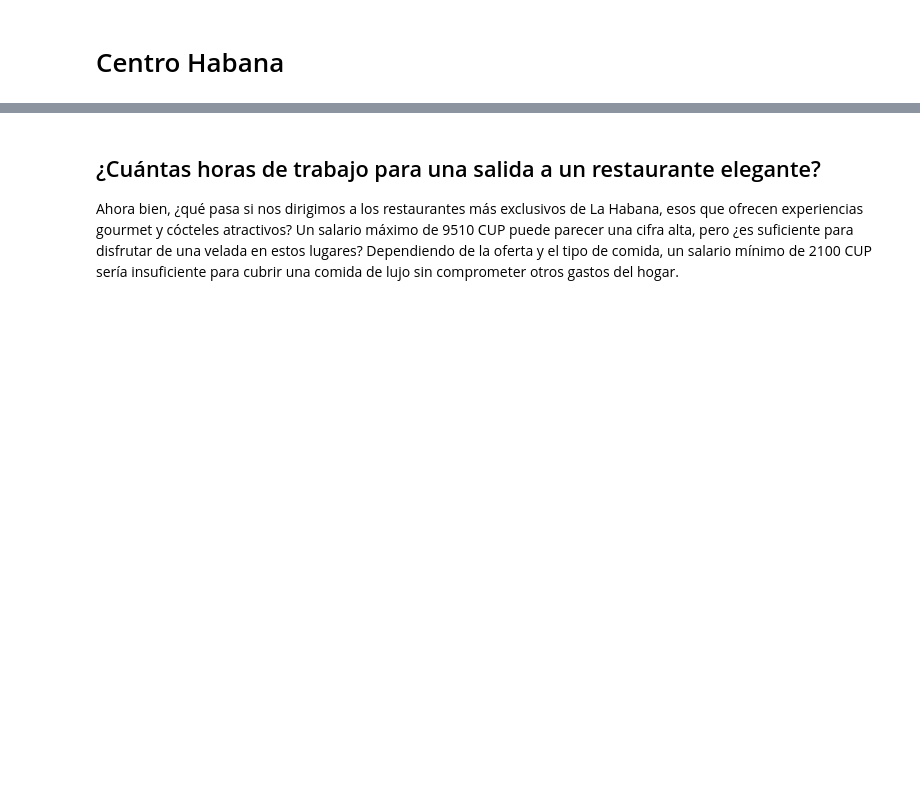
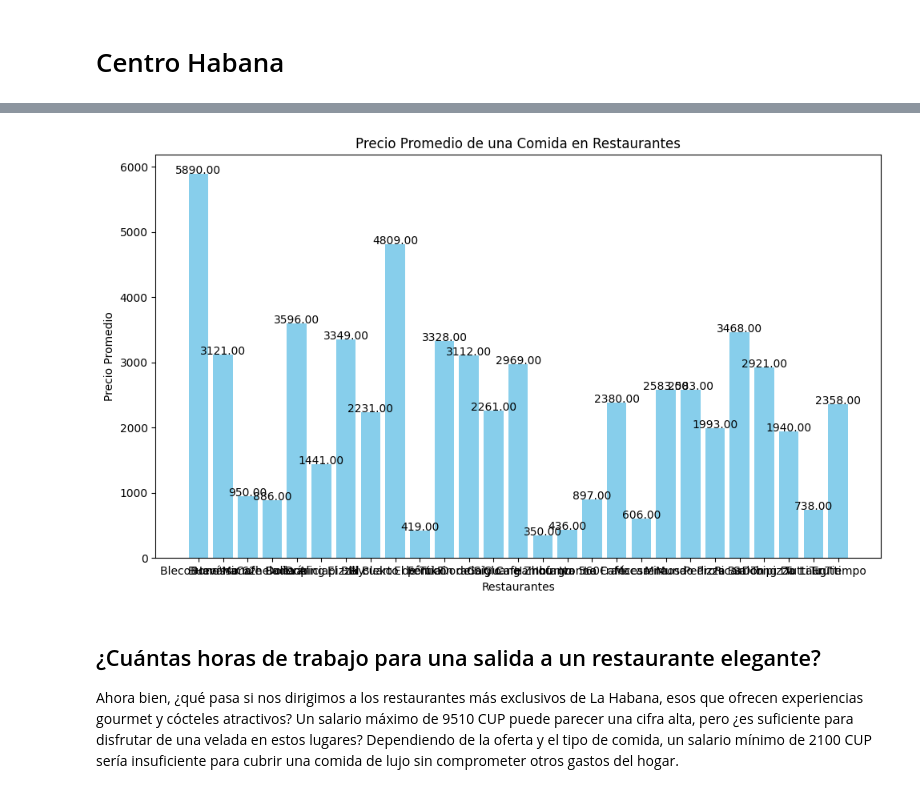
Before and after one commit to angie-rosquet/PROYECTEO-PRO-ICD, a Jupyter notebook: Un_Lujo_Para_El_Paladar.ipynb, the cells around one changed output, grey strips where cells are left out. Cells and saved outputs as stored; diff of their text form; code cells hidden in the pictures; blank space fills up the shorter version.

```diff
--- a/Un_Lujo_Para_El_Paladar.ipynb
+++ b/Un_Lujo_Para_El_Paladar.ipynb
@@ -137,3 +190,9 @@ prom_ch_d
+# %%
+rest = bp.restuarant_names_list(categories, "Centro Habana")
+prom = bp.find_prom_price_for_restaurants_list(categories, rest)
+bp.plot_prom_prices_for_restaurants(rest, prom)
+# %% [output]
+[figure, added]
 # %% [markdown]
 ## ¿Cuántas horas de trabajo para una salida a un restaurante elegante?
 Ahora bien, ¿qué pasa si nos dirigimos a los restaurantes más exclusivos de La Habana, esos que ofrecen experiencias gourmet y cócteles atractivos? Un salario máximo de 9510 CUP puede parecer una cifra alta, pero ¿es suficiente para disfrutar de una velada en estos lugares? Dependiendo de la oferta y el tipo de comida, un salario mínimo de 2100 CUP sería insuficiente para cubrir una comida de lujo sin comprometer otros gastos del hogar.
```
Also changed, not shown: parts of 10 cells of this notebook, 1 other file.
